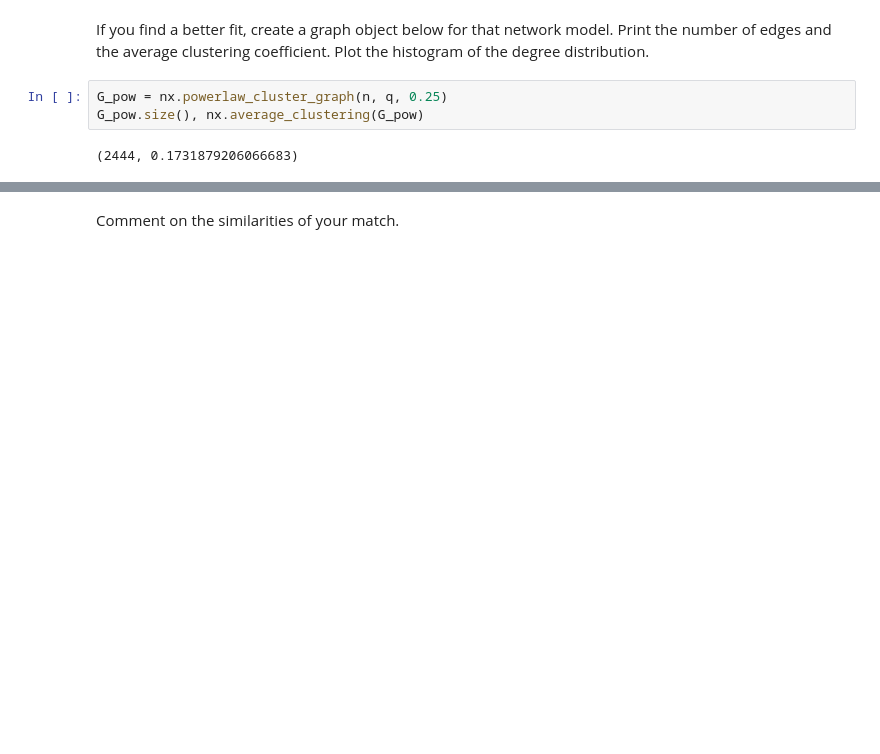
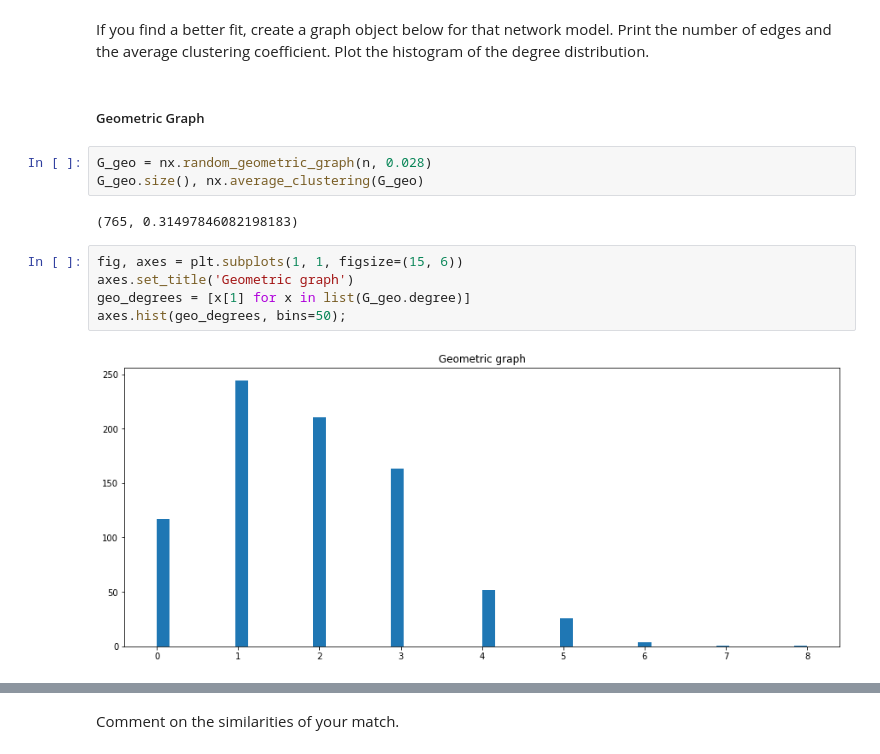
Before and after one commit to JelenaBanjac/network-science-and-graphs, a Jupyter notebook: 1_network_science.ipynb, the cells around one changed output, grey strips where cells are left out. Saved outputs shown, nothing was run; the diff lists cells and outputs as text; blank space fills up the shorter version.

```diff
--- a/1_network_science.ipynb
+++ b/1_network_science.ipynb
@@ -681,7 +698,16 @@ Check the other [network model generators](https://networkx.github.io/documentat
 # %% [markdown]
 If you find a better fit, create a graph object below for that network model. Print the number of edges and the average clustering coefficient. Plot the histogram of the degree distribution.
+# %% [markdown]
+##### Geometric Graph
 # %%
-G_pow = nx.powerlaw_cluster_graph(n, q, 0.25)
-G_pow.size(), nx.average_clustering(G_pow)
+G_geo = nx.random_geometric_graph(n, 0.028)
+G_geo.size(), nx.average_clustering(G_geo)
 # %% [output]
-(2444, 0.1731879206066683)
+(765, 0.31497846082198183)
+# %%
+fig, axes = plt.subplots(1, 1, figsize=(15, 6))
+axes.set_title('Geometric graph')
+geo_degrees = [x[1] for x in list(G_geo.degree)]
+axes.hist(geo_degrees, bins=50);
+# %% [output]
+[figure, added]
```
Also changed, not shown: parts of 26 cells of this notebook.
